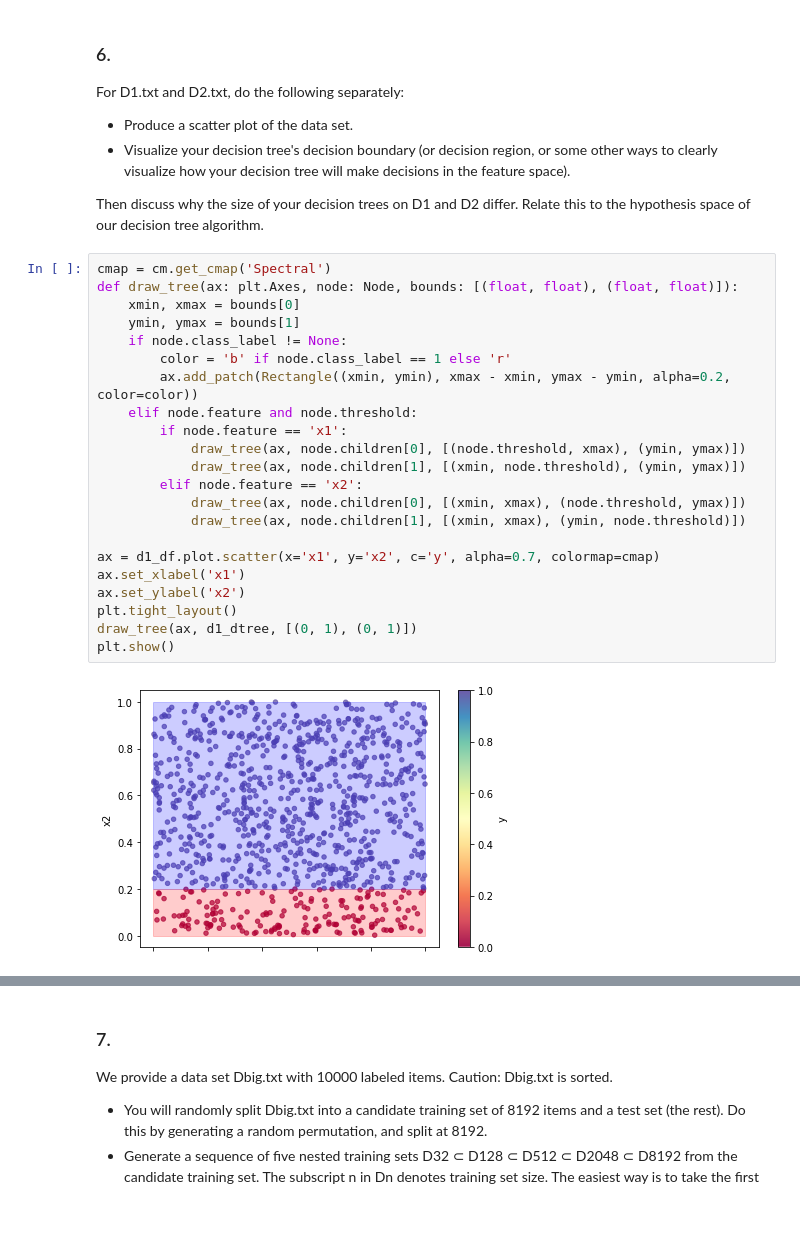
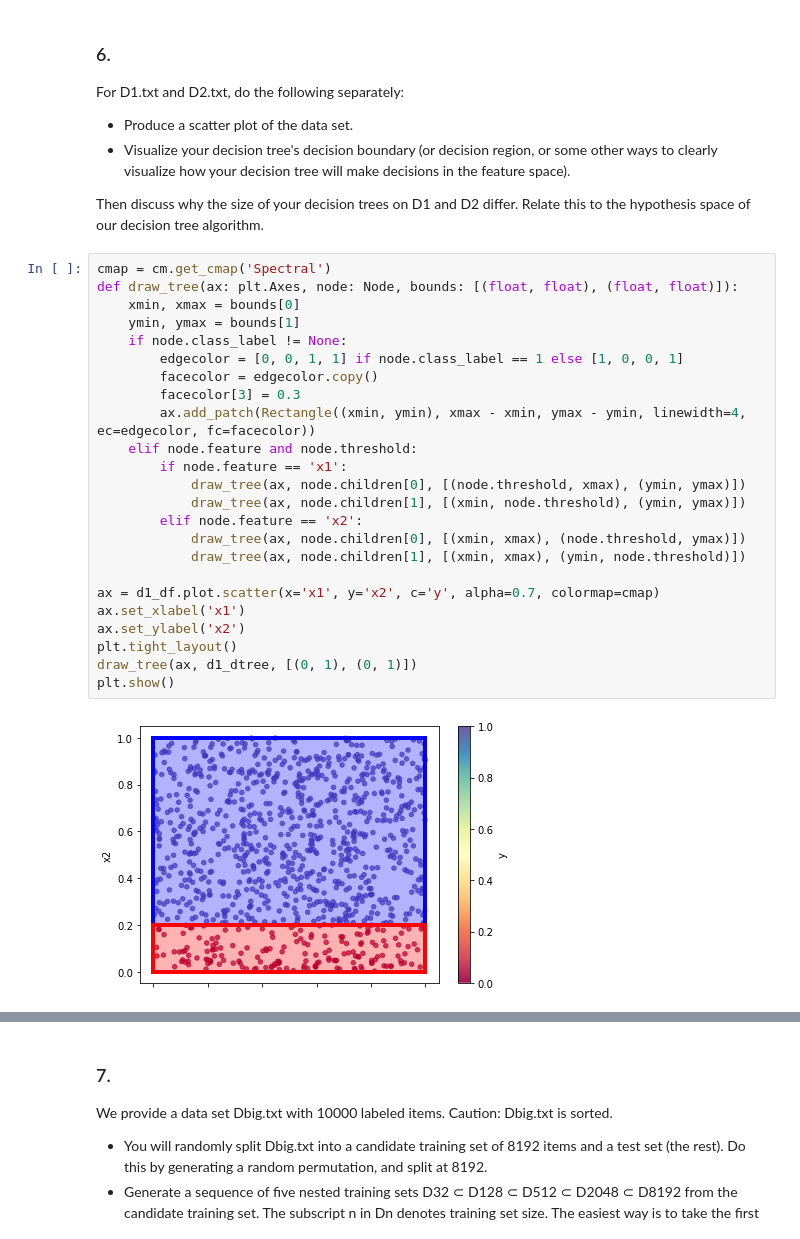
Before and after one commit to Nick-Boddy/CS760-HW2-DecisionTree, a Jupyter notebook: decisiontree.ipynb, the cells around one changed output, grey strips where cells are left out. Saved outputs shown, nothing was run; the diff lists cells and outputs as text.

```diff
--- a/decisiontree.ipynb
+++ b/decisiontree.ipynb
@@ -331,27 +330,29 @@ Then discuss why the size of your decision trees on D1 and D2 differ. Relate thi
 # %%
 cmap = cm.get_cmap('Spectral')
 def draw_tree(ax: plt.Axes, node: Node, bounds: [(float, float), (float, float)]):
     xmin, xmax = bounds[0]
     ymin, ymax = bounds[1]
     if node.class_label != None:
-        color = 'b' if node.class_label == 1 else 'r'
-        ax.add_patch(Rectangle((xmin, ymin), xmax - xmin, ymax - ymin, alpha=0.2, color=color))
+        edgecolor = [0, 0, 1, 1] if node.class_label == 1 else [1, 0, 0, 1]
+        facecolor = edgecolor.copy()
+        facecolor[3] = 0.3
+        ax.add_patch(Rectangle((xmin, ymin), xmax - xmin, ymax - ymin, linewidth=4, ec=edgecolor, fc=facecolor))
     elif node.feature and node.threshold:
         if node.feature == 'x1':
             draw_tree(ax, node.children[0], [(node.threshold, xmax), (ymin, ymax)])
             draw_tree(ax, node.children[1], [(xmin, node.threshold), (ymin, ymax)])
         elif node.feature == 'x2':
             draw_tree(ax, node.children[0], [(xmin, xmax), (node.threshold, ymax)])
             draw_tree(ax, node.children[1], [(xmin, xmax), (ymin, node.threshold)])
 
 ax = d1_df.plot.scatter(x='x1', y='x2', c='y', alpha=0.7, colormap=cmap)
 ax.set_xlabel('x1')
 ax.set_ylabel('x2')
 plt.tight_layout()
 draw_tree(ax, d1_dtree, [(0, 1), (0, 1)])
 plt.show()
 # %% [output]
-[figure, old version]
+[figure, new version]
 # %%
 ax = d2_df.plot.scatter(x='x1', y='x2', c='y', alpha=0.7, colormap=cmap)
 ax.set_xlabel('x1')
```
Also changed, not shown: parts of 3 cells of this notebook.
